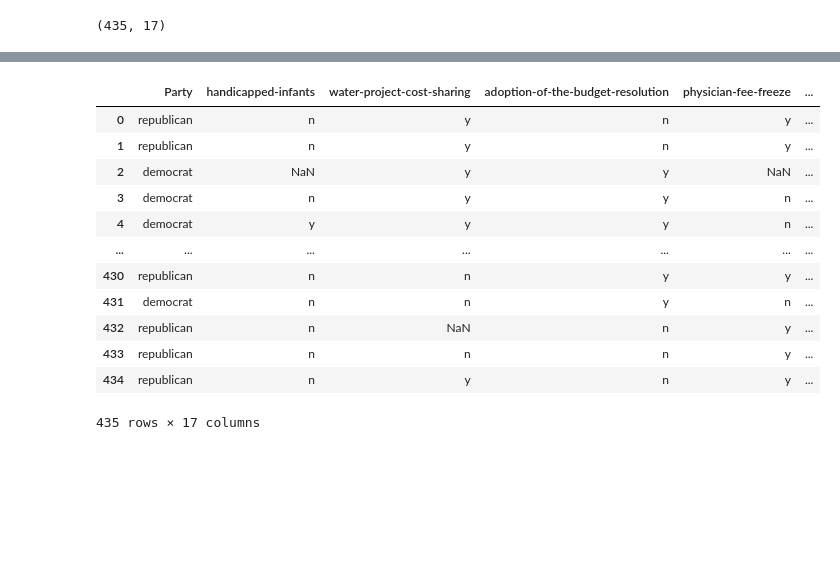
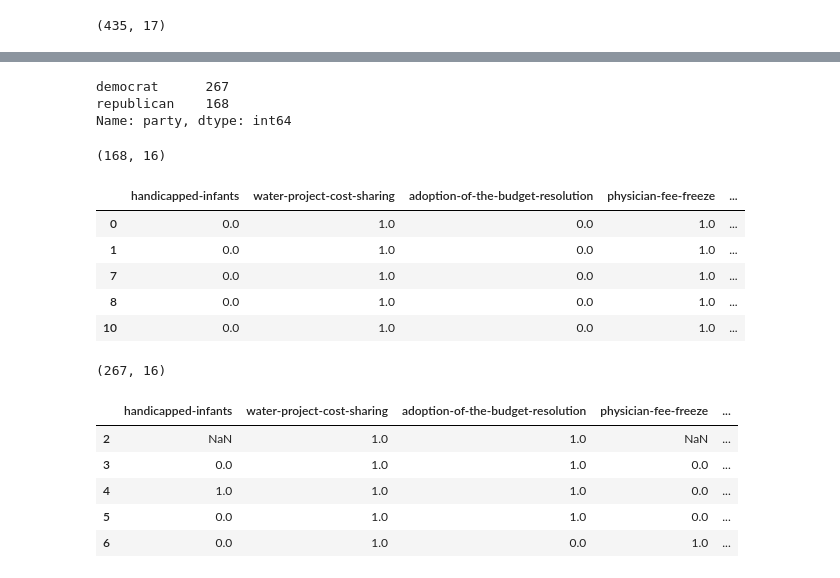
Before and after one commit to ChristianJJohnson/DS-Unit-1-Sprint-2-Statistics, a Jupyter notebook: module1/LS_DS_121_Statistics_Probability_Assignment.ipynb, the cells around one changed output, grey strips where cells are left out. Cells and saved outputs as stored; diff of their text form; code cells hidden in the pictures; blank space fills up the shorter version.

```diff
--- a/module1/LS_DS_121_Statistics_Probability_Assignment.ipynb
+++ b/module1/LS_DS_121_Statistics_Probability_Assignment.ipynb
@@ -73,16 +76,25 @@ df.head()
 # %%
-df.replace('?', np.nan)
+df = df.replace({'?': np.nan, 'y': 1, 'n': 0})
-# %% [output]
-|  | Party | handicapped-infants | water-project-cost-sharing | adoption-of-the-budget-resolution | physician-fee-freeze | ... |
-| 0 | republican | n | y | n | y | ... |
-| 1 | republican | n | y | n | y | ... |
-| 2 | democrat | NaN | y | y | NaN | ... |
-| 3 | democrat | n | y | y | n | ... |
-| 4 | democrat | y | y | y | n | ... |
-| ... | ... | ... | ... | ... | ... | ... |
-| 430 | republican | n | n | y | y | ... |
-| 431 | democrat | n | n | y | n | ... |
-| 432 | republican | n | NaN | n | y | ... |
-| 433 | republican | n | n | n | y | ... |
-| 434 | republican | n | y | n | y | ... |
-435 rows × 17 columns
+# %%
+df['party'].value_counts()
+# %% [output]
+democrat      267
+republican    168
+Name: party, dtype: int64
+# %%
+rep = df.loc[df['party'] == 'republican']
+# %%
+rep_nums = rep.drop(['party'], axis=1)
+# %%
+rep_nums.shape
+# %% [output]
+(168, 16)
+# %%
+rep_nums.head()
+# %% [output]
+|  | handicapped-infants | water-project-cost-sharing | adoption-of-the-budget-resolution | physician-fee-freeze | ... |
+| 0 | 0.0 | 1.0 | 0.0 | 1.0 | ... |
+| 1 | 0.0 | 1.0 | 0.0 | 1.0 | ... |
+| 7 | 0.0 | 1.0 | 0.0 | 1.0 | ... |
+| 8 | 0.0 | 1.0 | 0.0 | 1.0 | ... |
+| 10 | 0.0 | 1.0 | 0.0 | 1.0 | ... |
@@ -88,0 +105,13 @@ df.replace('?', np.nan)
+# %%
+dem_nums.shape
+# %% [output]
+(267, 16)
+# %%
+dem_nums.head()
+# %% [output]
+|  | handicapped-infants | water-project-cost-sharing | adoption-of-the-budget-resolution | physician-fee-freeze | ... |
+| 2 | NaN | 1.0 | 1.0 | NaN | ... |
+| 3 | 0.0 | 1.0 | 1.0 | 0.0 | ... |
+| 4 | 1.0 | 1.0 | 1.0 | 0.0 | ... |
+| 5 | 0.0 | 1.0 | 1.0 | 0.0 | ... |
+| 6 | 0.0 | 1.0 | 0.0 | 1.0 | ... |
```
Also changed, not shown: parts of 8 cells of this notebook.
